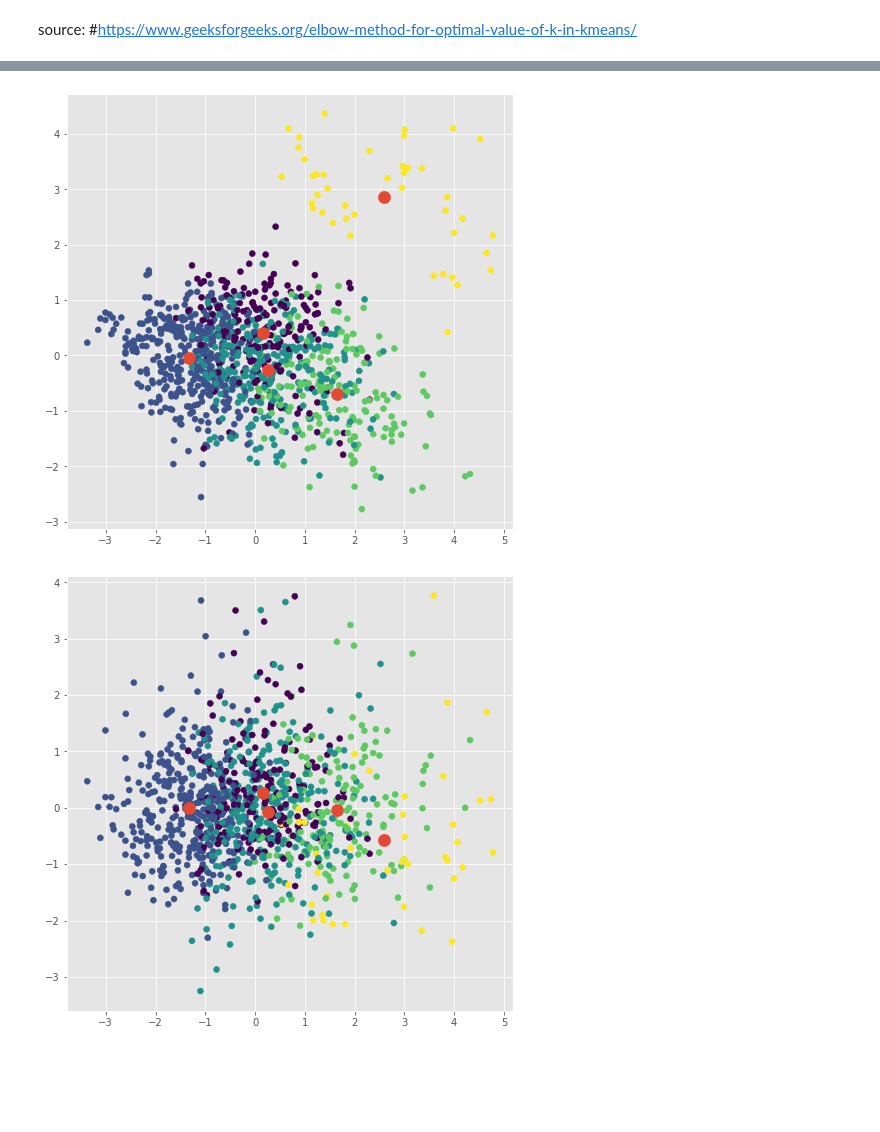
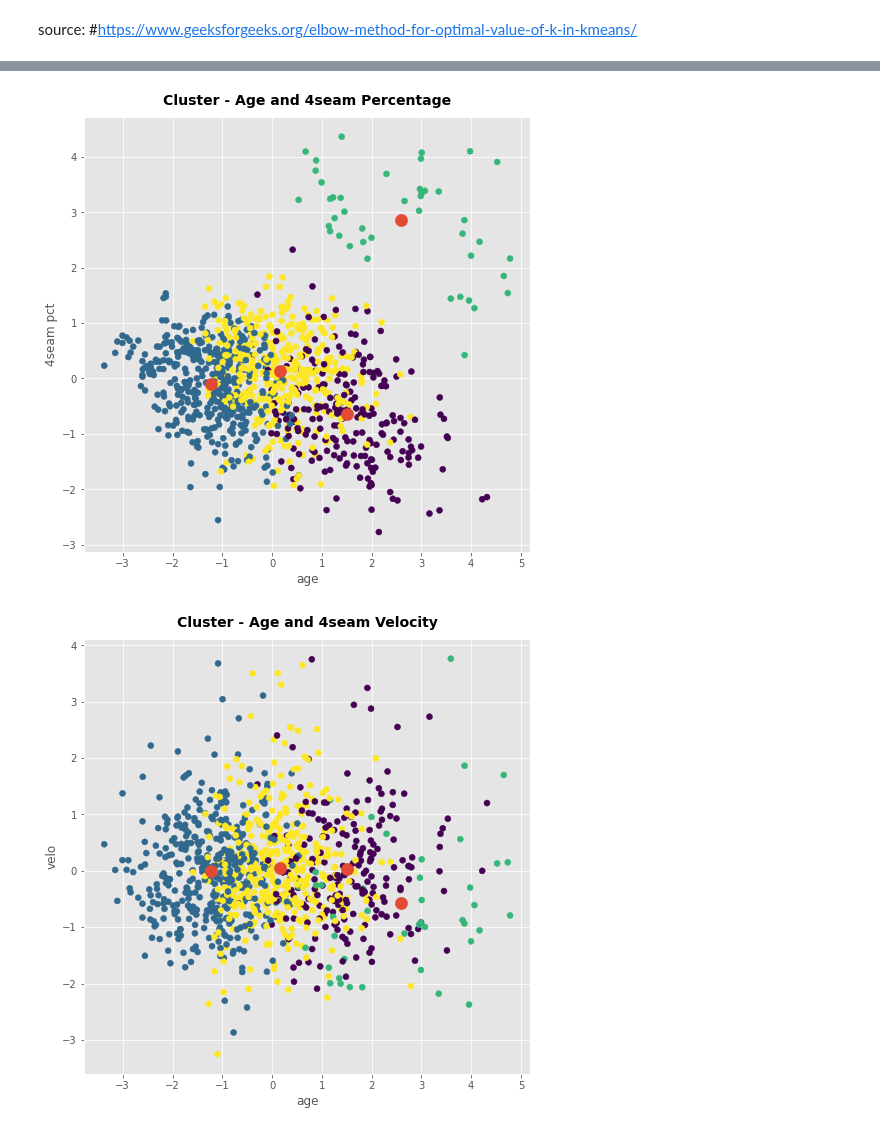
Before and after one commit to anthonyzurke/sabermetrics, a Jupyter notebook: code/pitch-modeling.ipynb, the cells around one changed output, grey strips where cells are left out. Cells and saved outputs as stored; diff of their text form; code cells hidden in the pictures; blank space fills up the shorter version.

```diff
--- a/code/pitch-modeling.ipynb
+++ b/code/pitch-modeling.ipynb
@@ -212,7 +213,7 @@ plt.title('The Elbow Method using Inertia', fontsize = 14, fontweight = 'bold',
 # %% [markdown]
 source: #https://www.geeksforgeeks.org/elbow-method-for-optimal-value-of-k-in-kmeans/
 # %%
-km = KMeans(n_clusters = 5,
+km = KMeans(n_clusters = 4,
             random_state = 0)
 
 km.fit(pitch_df)
@@ -388,14 +386,20 @@ plt.scatter(cen_age,
 # %%
 plt.figure(figsize = (8, 8))
 
 plt.scatter(pitch_df['age'], pitch_df['4seam%'],
             c = pitch_df['label']);
 plt.scatter(cen_age,
             cen_4seam_pct,
-            marker = 'o', s = 150);
-#plt.savefig('age and 4seam pct.png')
+            marker = 'o', s = 150)
+plt.xlabel('age', fontsize = 12)
+plt.ylabel('4seam pct', fontsize = 12)
+plt.title('Cluster - Age and 4seam Percentage',
+          fontsize = 14, fontweight = 'bold',
+          pad = 12);
+
+#plt.savefig('age and 4seam pct cluster.png')
 # %% [output]
-[figure, old version]
+[figure, new version]
 # %%
 plt.figure(figsize = (8, 8))
 
@@ -403,7 +407,13 @@ plt.scatter(pitch_df['age'], pitch_df['4seam_velo'],
             c = pitch_df['label']);
 plt.scatter(cen_age,
             cen_4seam_velo,
-            marker = 'o', s = 150);
-#plt.savefig('age and 4seam velo.png')
+            marker = 'o', s = 150)
+plt.xlabel('age', fontsize = 12)
+plt.ylabel('velo', fontsize = 12)
+plt.title('Cluster - Age and 4seam Velocity',
+          fontsize = 14, fontweight = 'bold',
+          pad = 12);
+
+#plt.savefig('age and 4seam velo cluster.png')
 # %% [output]
-[figure, old version]
+[figure, new version]
```
Also changed, not shown: parts of 18 cells of this notebook, 13 other files.
